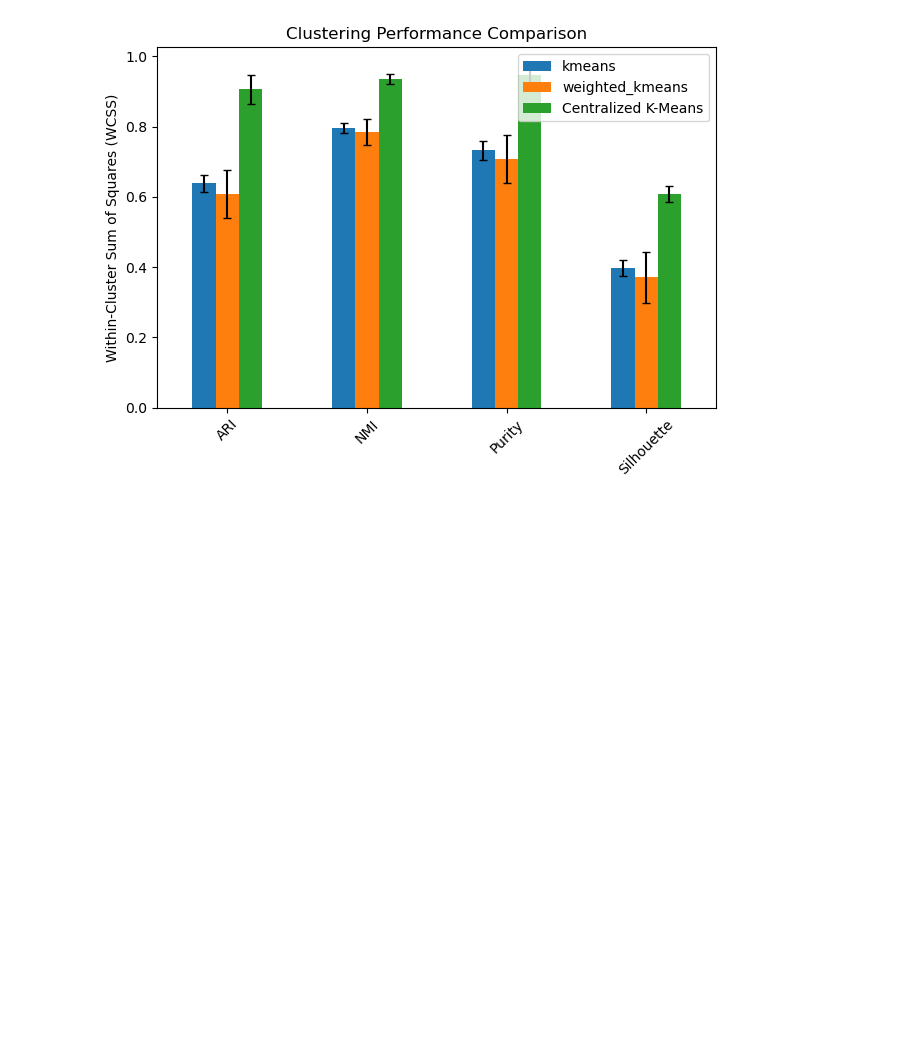
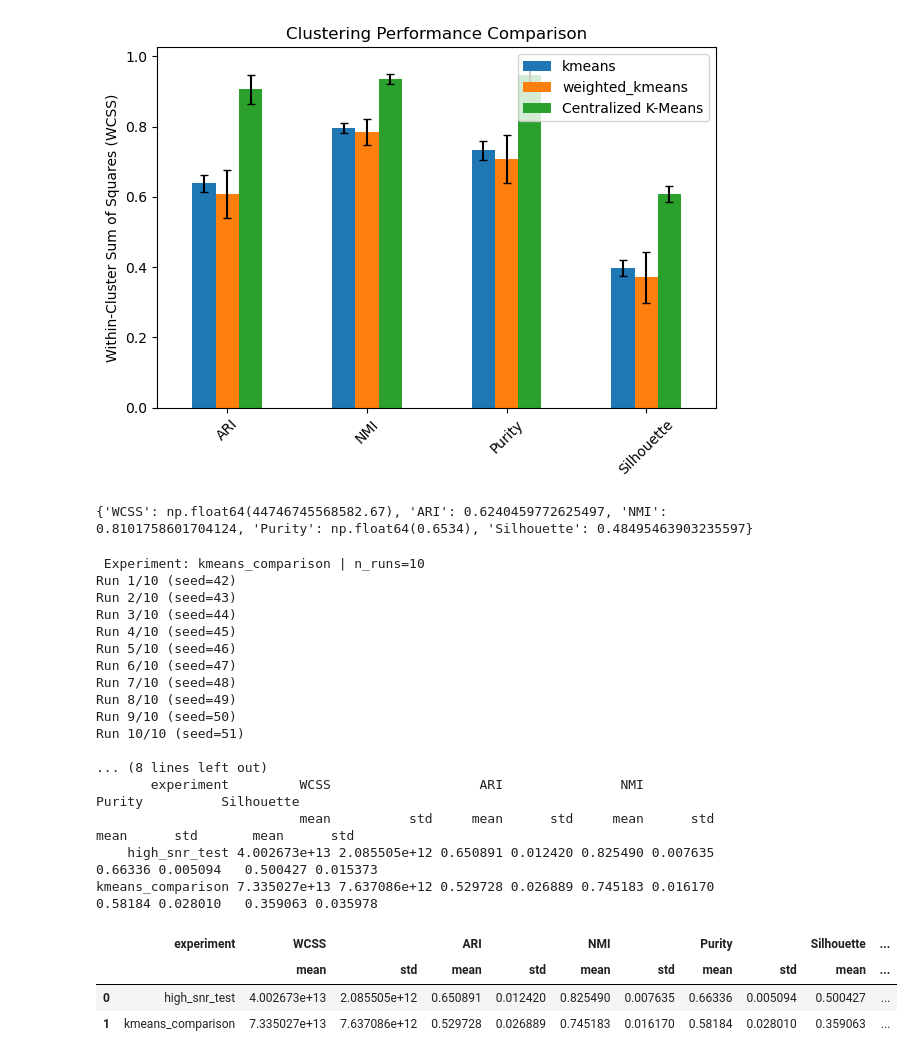
Before and after one commit to yizg/TR_FedKR, a Jupyter notebook: start.ipynb, the cells around one changed output. Saved outputs shown, nothing was run; the diff lists cells and outputs as text; code cells hidden in the pictures; blank space fills up the shorter version.

Commit message:
Make running experiments easier

```diff
--- a/start.ipynb
+++ b/start.ipynb
@@ -500,3 +500,46 @@ sim.plot_summary()
 # %%
 i = 0
 visualize_centers(sim.clients_centers[i], sim.server_centers['weighted_kmeans'][i], sim.server_centers['kmeans'][i], sim.clients_weights[i])
+# %%
+from utils.read_data import read_s_dataset
+import numpy as np
+import pandas as pd
+from simulation import Simulation
+
+X, y = read_s_dataset(2)
+
+sim = Simulation(X, y, {})
+print(sim.run_trial(0))
+# %% [output]
+{'WCSS': np.float64(44746745568582.67), 'ARI': 0.6240459772625497, 'NMI': 0.8101758601704124, 'Purity': np.float64(0.6534), 'Silhouette': 0.48495463903235597}
+# %%
+from orchestrator import ExperimentOrchestrator
+
+
+config_path = "config.yaml"
+
+orch = ExperimentOrchestrator(config_path, X, y)
+# %%
+orch.run_all()
+# %% [output]
+ Experiment: kmeans_comparison | n_runs=10
+Run 1/10 (seed=42)
+Run 2/10 (seed=43)
+Run 3/10 (seed=44)
+Run 4/10 (seed=45)
+Run 5/10 (seed=46)
+Run 6/10 (seed=47)
+Run 7/10 (seed=48)
+Run 8/10 (seed=49)
+Run 9/10 (seed=50)
+Run 10/10 (seed=51)
+
+... (8 lines left out)
+       experiment         WCSS                   ARI               NMI           Purity          Silhouette
+                          mean          std     mean      std     mean      std    mean      std       mean      std
+    high_snr_test 4.002673e+13 2.085505e+12 0.650891 0.012420 0.825490 0.007635 0.66336 0.005094   0.500427 0.015373
+kmeans_comparison 7.335027e+13 7.637086e+12 0.529728 0.026889 0.745183 0.016170 0.58184 0.028010   0.359063 0.035978
+|  | experiment | WCSS |  | ARI |  | NMI |  | Purity |  | Silhouette | ... |
+|  |  | mean | std | mean | std | mean | std | mean | std | mean | ... |
+| 0 | high_snr_test | 4.002673e+13 | 2.085505e+12 | 0.650891 | 0.012420 | 0.825490 | 0.007635 | 0.66336 | 0.005094 | 0.500427 | ... |
+| 1 | kmeans_comparison | 7.335027e+13 | 7.637086e+12 | 0.529728 | 0.026889 | 0.745183 | 0.016170 | 0.58184 | 0.028010 | 0.359063 | ... |
```
Also changed, not shown: parts of 4 cells of this notebook, 7 other files.
